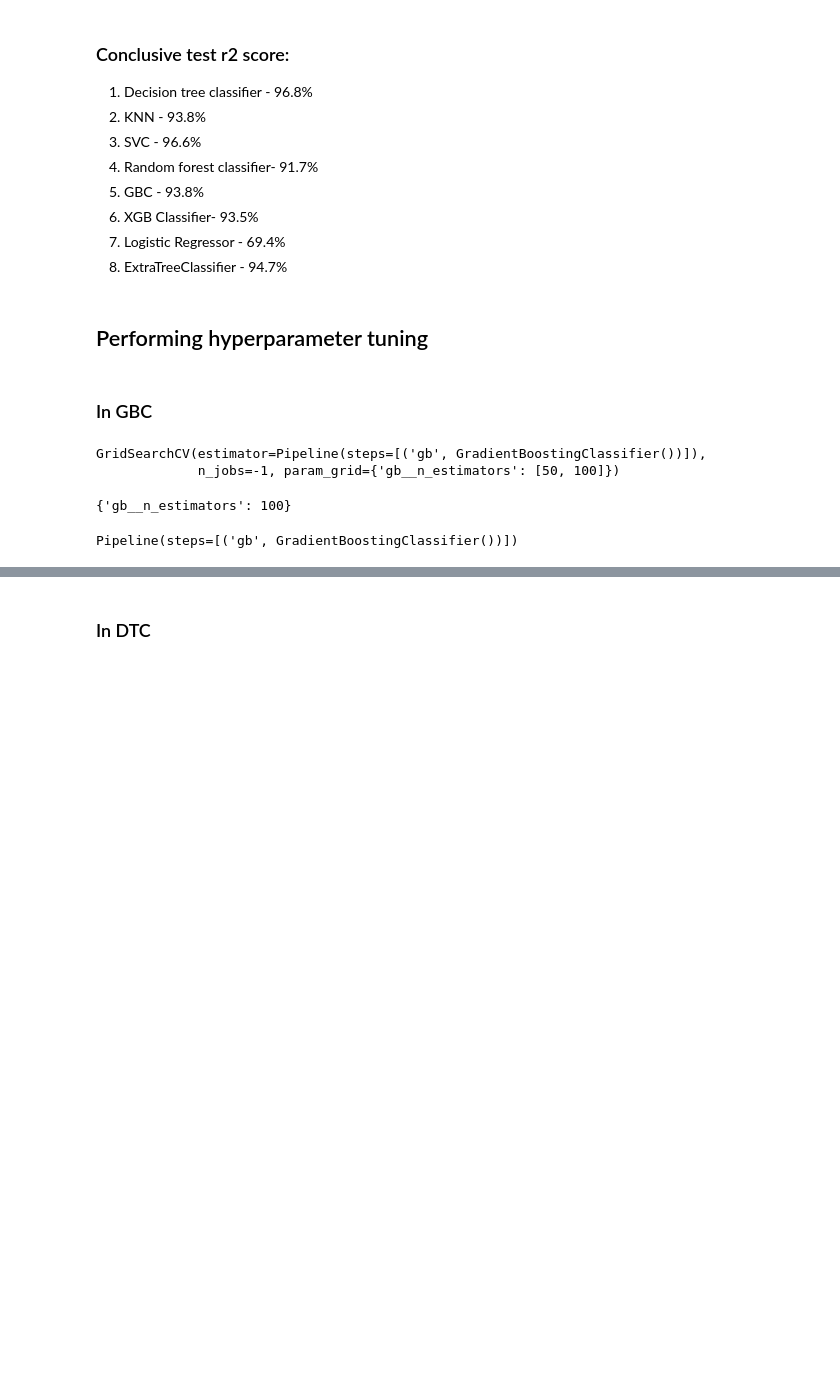
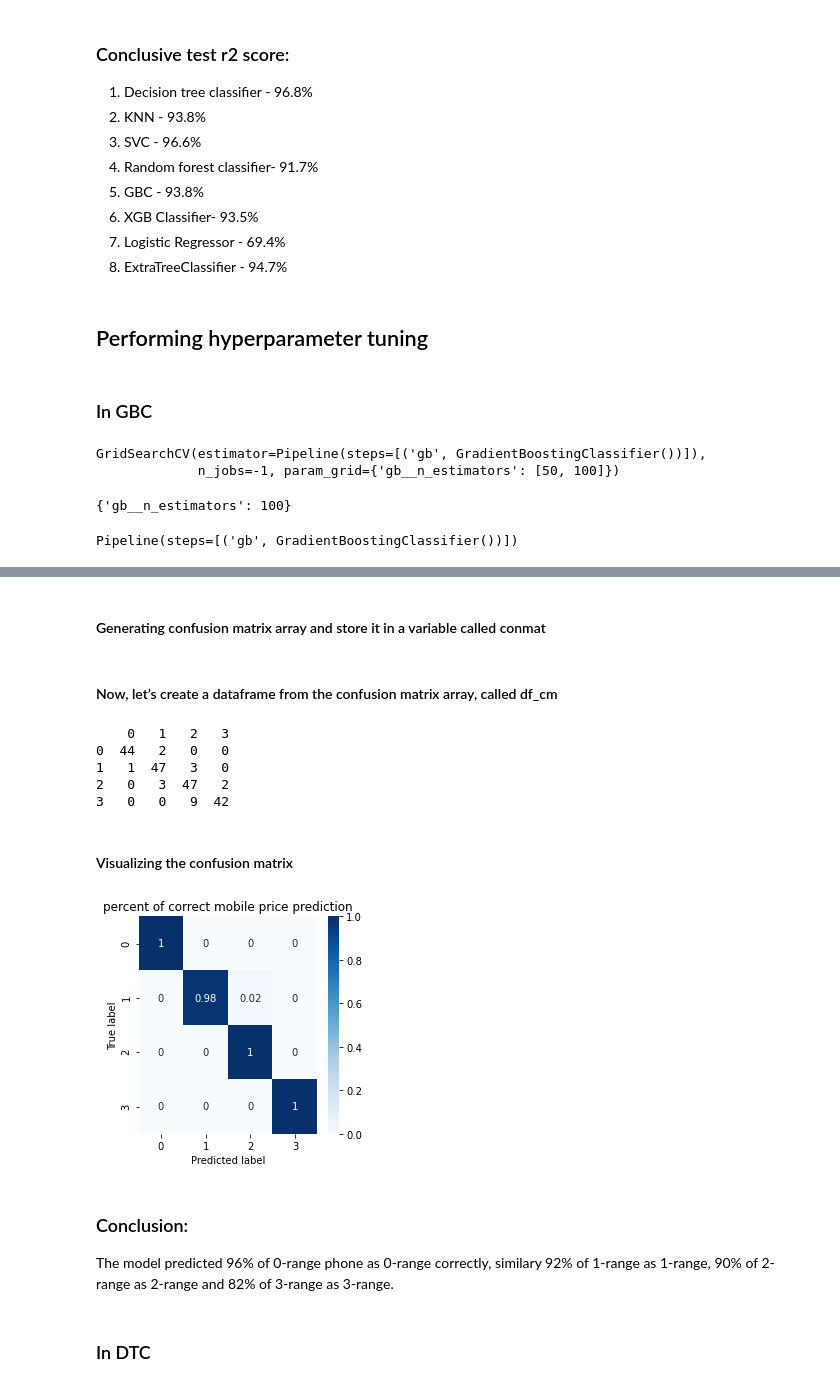
Before and after one commit to khalid-data-aspirant42/Mobile-Price-Prediction, a Jupyter notebook: Mobile_price_range_prediction.ipynb, the cells around one changed output, grey strips where cells are left out. Saved outputs shown, nothing was run; the diff lists cells and outputs as text; code cells hidden in the pictures; blank space fills up the shorter version.

```diff
--- a/Mobile_price_range_prediction.ipynb
+++ b/Mobile_price_range_prediction.ipynb
@@ -889,3 +887,7 @@ grid_search.best_params_
 grid_search.best_estimator_
 # %% [output]
 Pipeline(steps=[('gb', GradientBoostingClassifier())])
+# %%
+from sklearn.metrics import accuracy_score
+y_pred = grid_search.best_estimator_.predict(x_test)
+print("Accuracy: ", accuracy_score(y_test, y_pred))
@@ -911,3 +915,38 @@ Test_RMSE_Score
+# %% [markdown]
+#### Generating confusion matrix array and store it in a variable called conmat
+# %%
+from sklearn.metrics import confusion_matrix
+con_mat = confusion_matrix(y_test, y_pred)
+# %% [markdown]
+#### Now, let’s create a dataframe from the confusion matrix array, called df_cm
+# %%
+val = np.mat(con_mat)
+
+classnames = list(set(y_train))
+
+df_cm = pd.DataFrame(val, index=classnames, columns=classnames)
+
+print(df_cm)
+# %% [output]
+    0   1   2   3
+0  44   2   0   0
+1   1  47   3   0
+2   0   3  47   2
+3   0   0   9  42
+# %% [markdown]
+#### Visualizing the confusion matrix
+# %%
+df_cm = df_cm.astype('float') / df_cm.sum(axis=1)[:, np.newaxis]
+heatmap = sns.heatmap(df_cm, annot=True, cmap="Blues")
+plt.ylabel('True label')
+plt.xlabel('Predicted label')
+plt.title('percent of correct mobile price prediction')
+plt.show()
+# %% [output]
+[figure, added]
+# %% [markdown]
+### Conclusion:
+The model predicted 96% of 0-range phone as 0-range correctly, similary 92% of 1-range as 1-range, 90% of 2-range as 2-range and 82% of 3-range as 3-range.
 # %% [markdown]
 ### In DTC
 # %%
```
Also changed, not shown: parts of 32 cells of this notebook.
